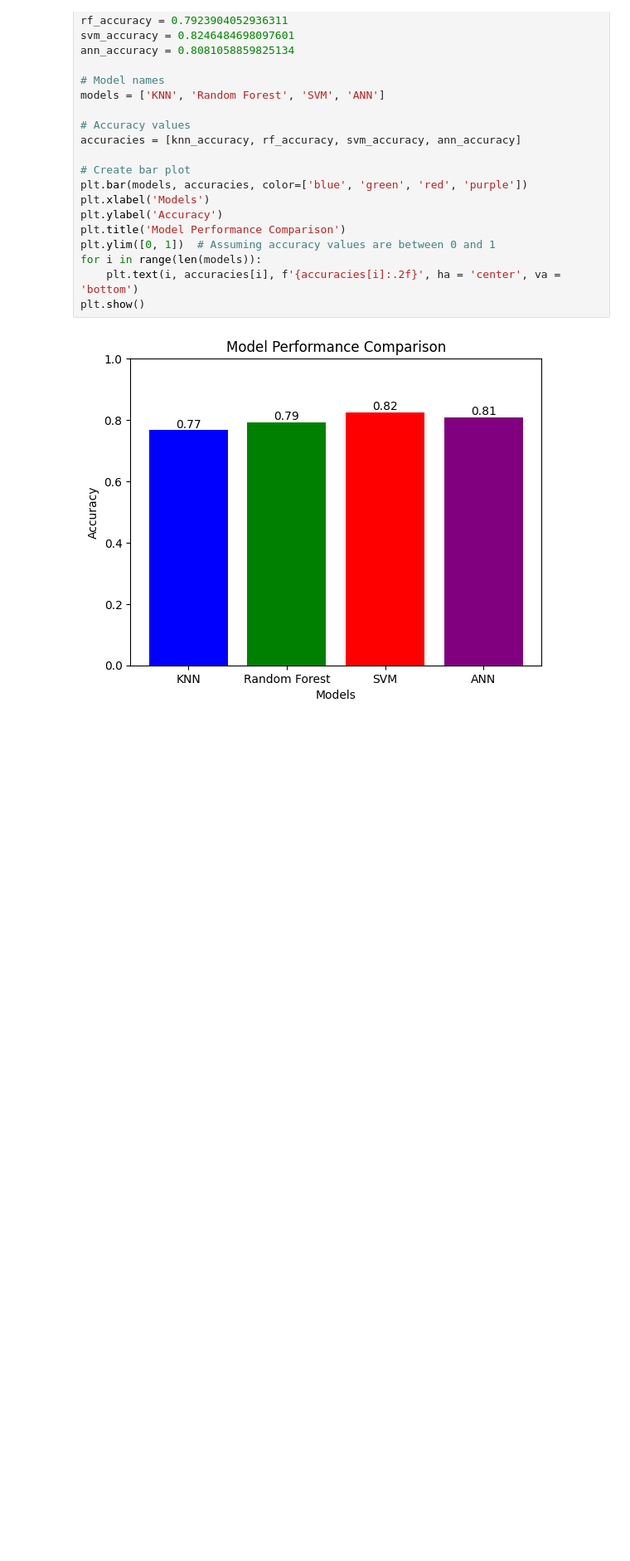
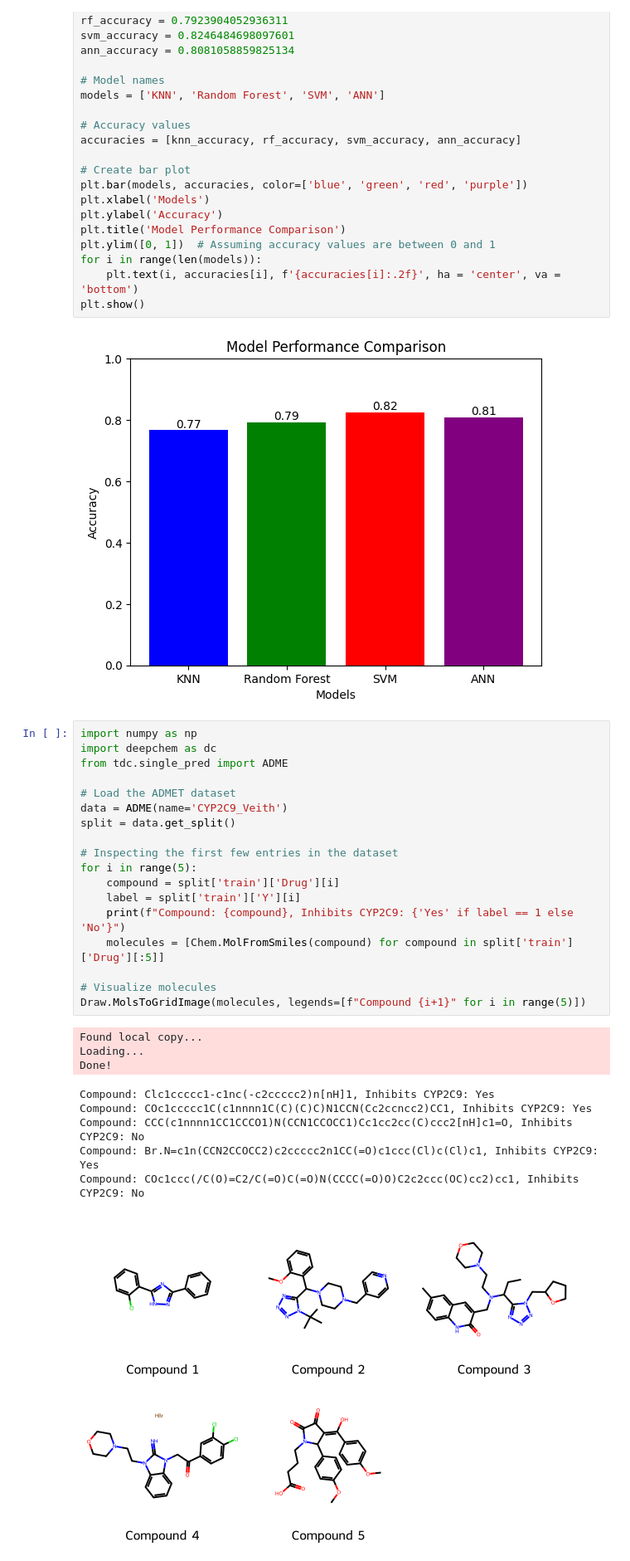
Before and after one commit to pegahahadian/DrugDiscovery, a Jupyter notebook: CYP2C9 Inhibition.ipynb, the cells around one changed output. Shown at 83% size. Cells and saved outputs as stored; diff of their text form; blank space fills up the shorter version.

```diff
--- a/CYP2C9 Inhibition.ipynb
+++ b/CYP2C9 Inhibition.ipynb
@@ -1063,3 +1063,31 @@ for i in range(len(models)):
 plt.show()
 # %% [output]
 [figure]
+# %%
+import numpy as np
+import deepchem as dc
+from tdc.single_pred import ADME
+
+# Load the ADMET dataset
+data = ADME(name='CYP2C9_Veith')
+split = data.get_split()
+
+# Inspecting the first few entries in the dataset
+for i in range(5):
+    compound = split['train']['Drug'][i]
+    label = split['train']['Y'][i]
+    print(f"Compound: {compound}, Inhibits CYP2C9: {'Yes' if label == 1 else 'No'}")
+    molecules = [Chem.MolFromSmiles(compound) for compound in split['train']['Drug'][:5]]
+
+# Visualize molecules
+Draw.MolsToGridImage(molecules, legends=[f"Compound {i+1}" for i in range(5)])
+# %% [output]
+Found local copy...
+Loading...
+Done!
+Compound: Clc1ccccc1-c1nc(-c2ccccc2)n[nH]1, Inhibits CYP2C9: Yes
+Compound: COc1ccccc1C(c1nnnn1C(C)(C)C)N1CCN(Cc2ccncc2)CC1, Inhibits CYP2C9: Yes
+Compound: CCC(c1nnnn1CC1CCCO1)N(CCN1CCOCC1)Cc1cc2cc(C)ccc2[nH]c1=O, Inhibits CYP2C9: No
+Compound: Br.N=c1n(CCN2CCOCC2)c2ccccc2n1CC(=O)c1ccc(Cl)c(Cl)c1, Inhibits CYP2C9: Yes
+Compound: COc1ccc(/C(O)=C2/C(=O)C(=O)N(CCCC(=O)O)C2c2ccc(OC)cc2)cc1, Inhibits CYP2C9: No
+[figure, added]
```
Also changed, not shown: parts of 4 cells of this notebook.
